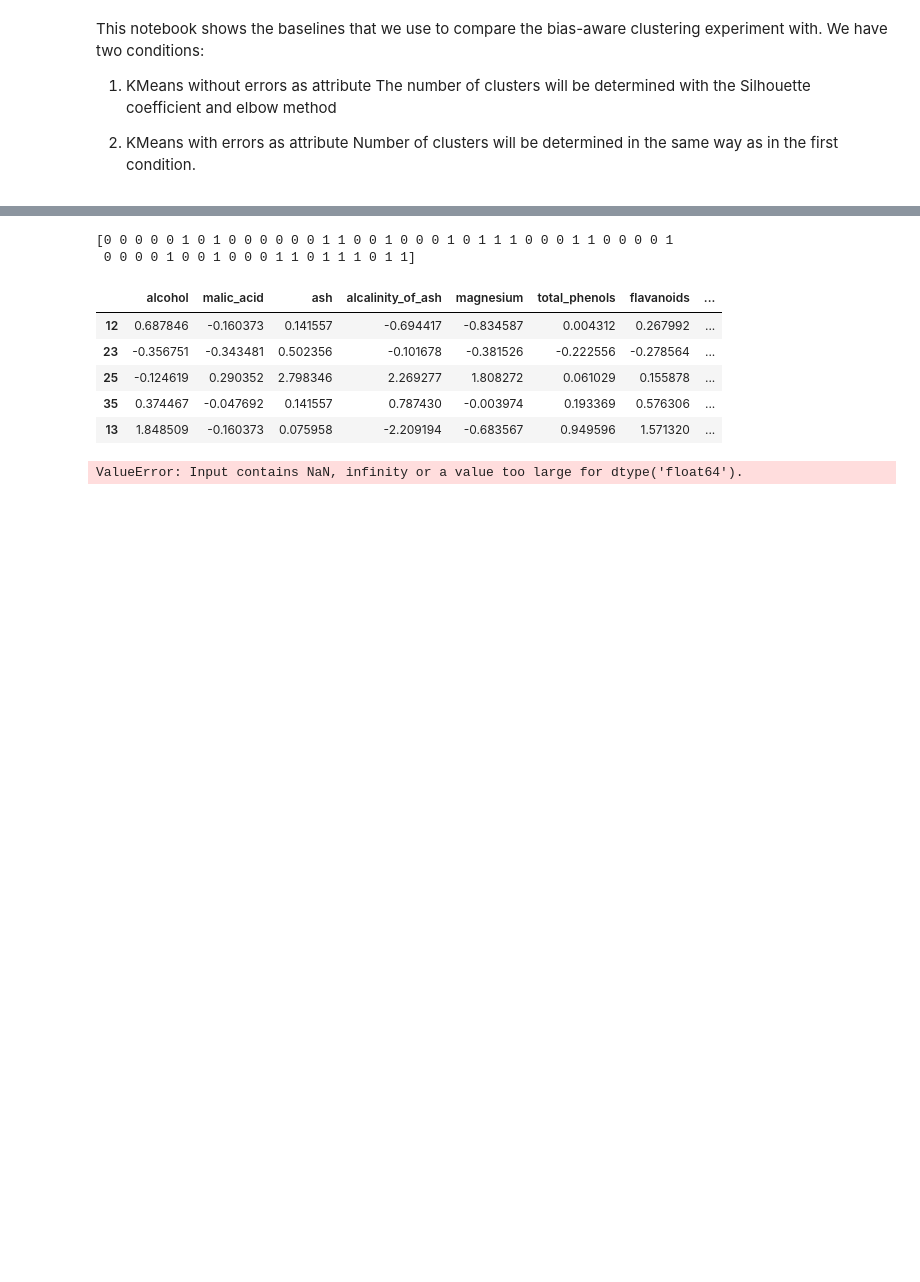
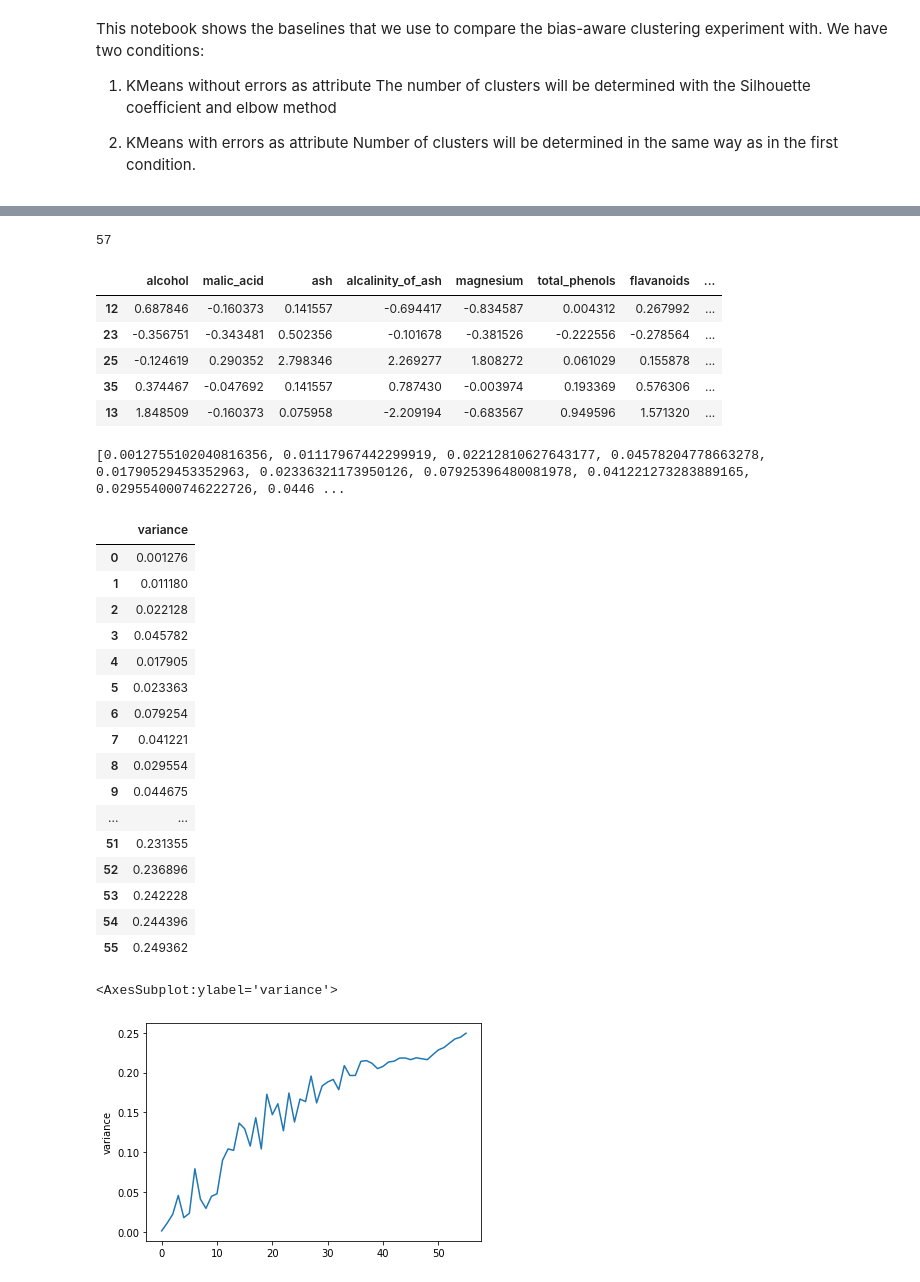
Before and after one commit to Sm2468/msc_thesis, a Jupyter notebook: Pipeline/6_testing.ipynb, the cells around one changed output, grey strips where cells are left out. Drawn from its saved outputs; the diff is of its cells as text; code cells hidden in the pictures; blank space fills up the shorter version.

```diff
--- a/Pipeline/6_testing.ipynb
+++ b/Pipeline/6_testing.ipynb
@@ -44,25 +49,54 @@ clus_model_kwargs = {
 # 1st condition: Only KMeans, without errors
 # But with or without true class/predicted class?
 
-test = KMeans(**clus_model_kwargs).fit(features)
-print((test.labels_))
-features['cluster_results'] = pd.DataFrame(test.predict(features))
-# features['cluster_results'] = pd.DataFrame(kmeans_algo.predict(features, axis=1))
-# print(candidate_cluster.head())
+km = KMeans(**clus_model_kwargs).fit(features)
+print((len(km.labels_)))
+features['cluster_results'] = pd.DataFrame(km.predict(features), index=features.index)
+
 features.head()
-
-# TODO solve error with NaN
 # %% [output]
-[0 0 0 0 0 1 0 1 0 0 0 0 0 0 1 1 0 0 1 0 0 0 1 0 1 1 1 0 0 0 1 1 0 0 0 0 1
- 0 0 0 0 1 0 0 1 0 0 0 1 1 0 1 1 1 0 1 1]
+57
 |  | alcohol | malic_acid | ash | alcalinity_of_ash | magnesium | total_phenols | flavanoids | ... |
 | 12 | 0.687846 | -0.160373 | 0.141557 | -0.694417 | -0.834587 | 0.004312 | 0.267992 | ... |
 | 23 | -0.356751 | -0.343481 | 0.502356 | -0.101678 | -0.381526 | -0.222556 | -0.278564 | ... |
 | 25 | -0.124619 | 0.290352 | 2.798346 | 2.269277 | 1.808272 | 0.061029 | 0.155878 | ... |
 | 35 | 0.374467 | -0.047692 | 0.141557 | 0.787430 | -0.003974 | 0.193369 | 0.576306 | ... |
 | 13 | 1.848509 | -0.160373 | 0.075958 | -2.209194 | -0.683567 | 0.949596 | 1.571320 | ... |
-# %%
-kmeans_algo = KMeans(**clus_model_kwargs).fit(features)
-results['new_clusters'] =  pd.DataFrame(kmeans_algo.predict(features))
-# %% [output]
-ValueError: Input contains NaN, infinity or a value too large for dtype('float64').
+# %%
+var_list = []
+features_i = features.copy(deep=True)
+features["errors"] = errors
+for n in range(2, 58):
+    km = KMeans(n_clusters=n, init="k-means++", n_init=10, max_iter=300, random_state=2).fit(features_i)
+    features['cluster_results'] = pd.DataFrame(km.predict(features_i), index=features.index)
+    neg_bias_list = []
+    for i in features["cluster_results"].unique():
+        neg_bias_list.append(bias_acc(features,i,"cluster_results"))
+    var_list.append(np.var(neg_bias_list))
+print(var_list)
+# %% [output]
+[0.0012755102040816356, 0.01117967442299919, 0.02212810627643177, 0.04578204778663278, 0.01790529453352963, 0.02336321173950126, 0.07925396480081978, 0.041221273283889165, 0.029554000746222726, 0.0446 ...
+# %%
+variance_df = pd.DataFrame(var_list).rename(columns={0:"variance"})
+display(variance_df)
+sns.lineplot(data=variance_df, x=variance_df.index,y="variance")
+# %% [output]
+|  | variance |
+| 0 | 0.001276 |
+| 1 | 0.011180 |
+| 2 | 0.022128 |
+| 3 | 0.045782 |
+| 4 | 0.017905 |
+| 5 | 0.023363 |
+| 6 | 0.079254 |
+| 7 | 0.041221 |
+| 8 | 0.029554 |
+| 9 | 0.044675 |
+| ... | ... |
+| 51 | 0.231355 |
+| 52 | 0.236896 |
+| 53 | 0.242228 |
+| 54 | 0.244396 |
+| 55 | 0.249362 |
+<AxesSubplot:ylabel='variance'>
+[figure, added]
```
Also changed, not shown: parts of 1 cell of this notebook, 1 other file.
